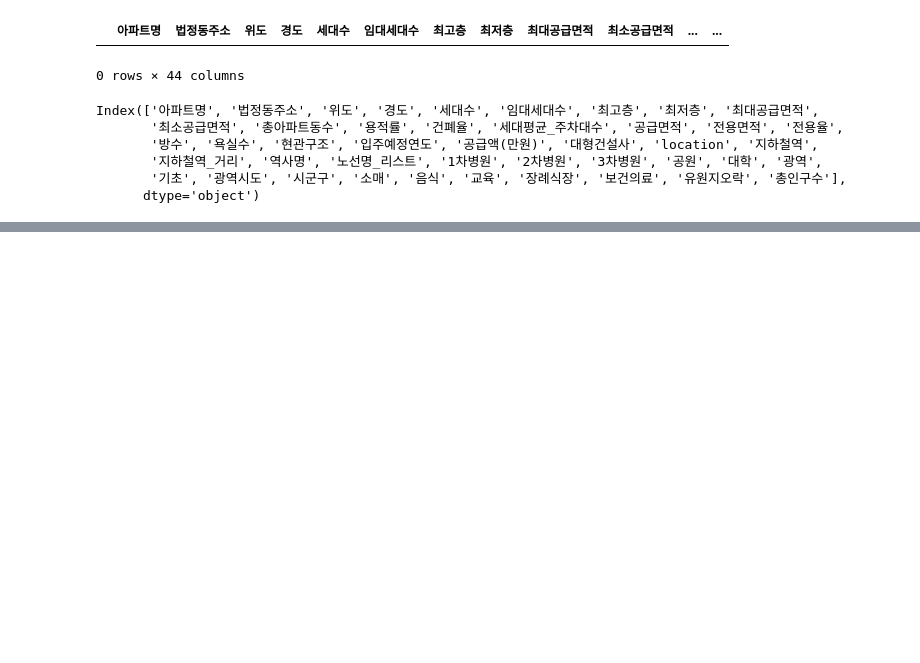
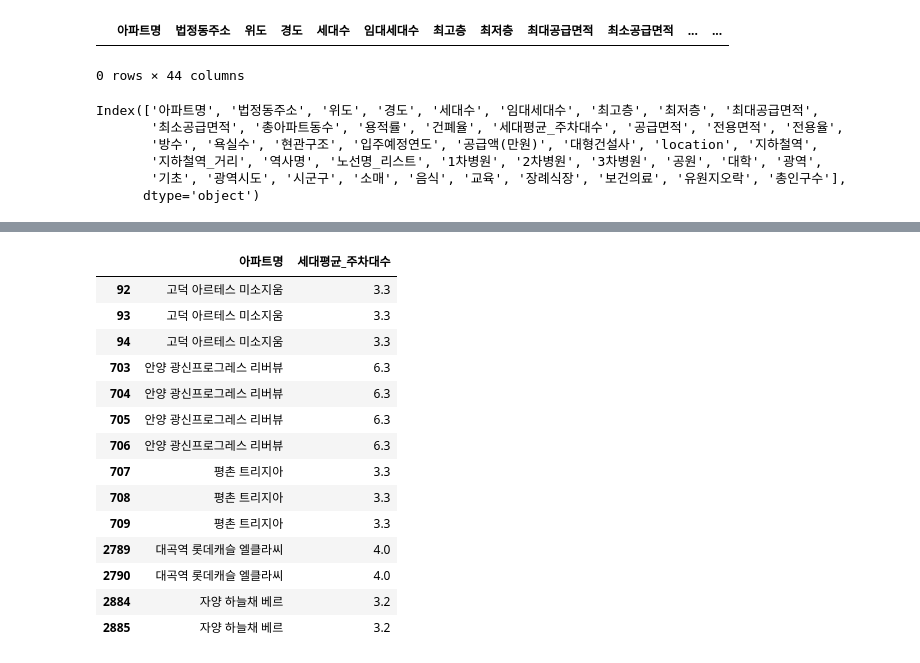
Before and after one commit to hwangeunok/git_practice, a Jupyter notebook: apartment_variables.ipynb, the cells around one changed output, grey strips where cells are left out. Saved outputs shown, nothing was run; the diff lists cells and outputs as text; code cells hidden in the pictures; blank space fills up the shorter version.

```diff
--- a/apartment_variables.ipynb
+++ b/apartment_variables.ipynb
@@ -747,3 +747,6 @@ merged = merged[['아파트명', '법정동주소', '위도', '경도', '세대
        '방수', '욕실수', '현관구조', '입주예정연도', '공급액(만원)', '대형건설사', '지하철역', '지하철역_거리',
        '역사명', '노선명_리스트', '1차병원', '2차병원', '3차병원', '공원', '대학', '광역', '기초',
        '소매', '음식', '교육', '장례식장', '보건의료', '유원지오락', '총인구수']]
+# %%
+merged.loc[merged['건폐율'] > 100, ['용적률','건폐율']] = merged.loc[merged['건폐율'] > 100, ['건폐율', '용적률']].values
+merged[merged['아파트명'] == '가평 센트럴파크 더 스카이'][['아파트명', '용적률', '건폐율']]
@@ -749,0 +763,18 @@ merged = merged[['아파트명', '법정동주소', '위도', '경도', '세대
+# %%
+merged[merged['세대평균_주차대수']>=3][['아파트명', '세대평균_주차대수']]
+# %% [output]
+|  | 아파트명 | 세대평균_주차대수 |
+| 92 | 고덕 아르테스 미소지움 | 3.3 |
+| 93 | 고덕 아르테스 미소지움 | 3.3 |
+| 94 | 고덕 아르테스 미소지움 | 3.3 |
+| 703 | 안양 광신프로그레스 리버뷰 | 6.3 |
+| 704 | 안양 광신프로그레스 리버뷰 | 6.3 |
+| 705 | 안양 광신프로그레스 리버뷰 | 6.3 |
+| 706 | 안양 광신프로그레스 리버뷰 | 6.3 |
+| 707 | 평촌 트리지아 | 3.3 |
+| 708 | 평촌 트리지아 | 3.3 |
+| 709 | 평촌 트리지아 | 3.3 |
+| 2789 | 대곡역 롯데캐슬 엘클라씨 | 4.0 |
+| 2790 | 대곡역 롯데캐슬 엘클라씨 | 4.0 |
+| 2884 | 자양 하늘채 베르 | 3.2 |
+| 2885 | 자양 하늘채 베르 | 3.2 |
```
Also changed, not shown: parts of 6 cells of this notebook.
